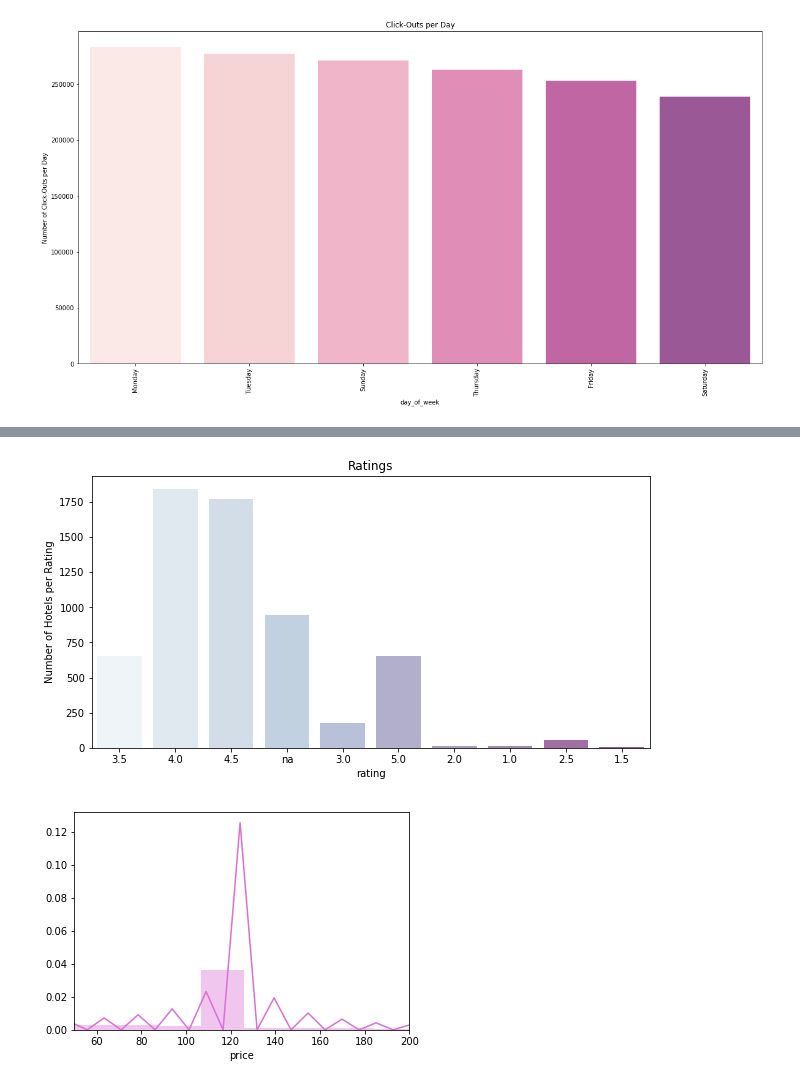
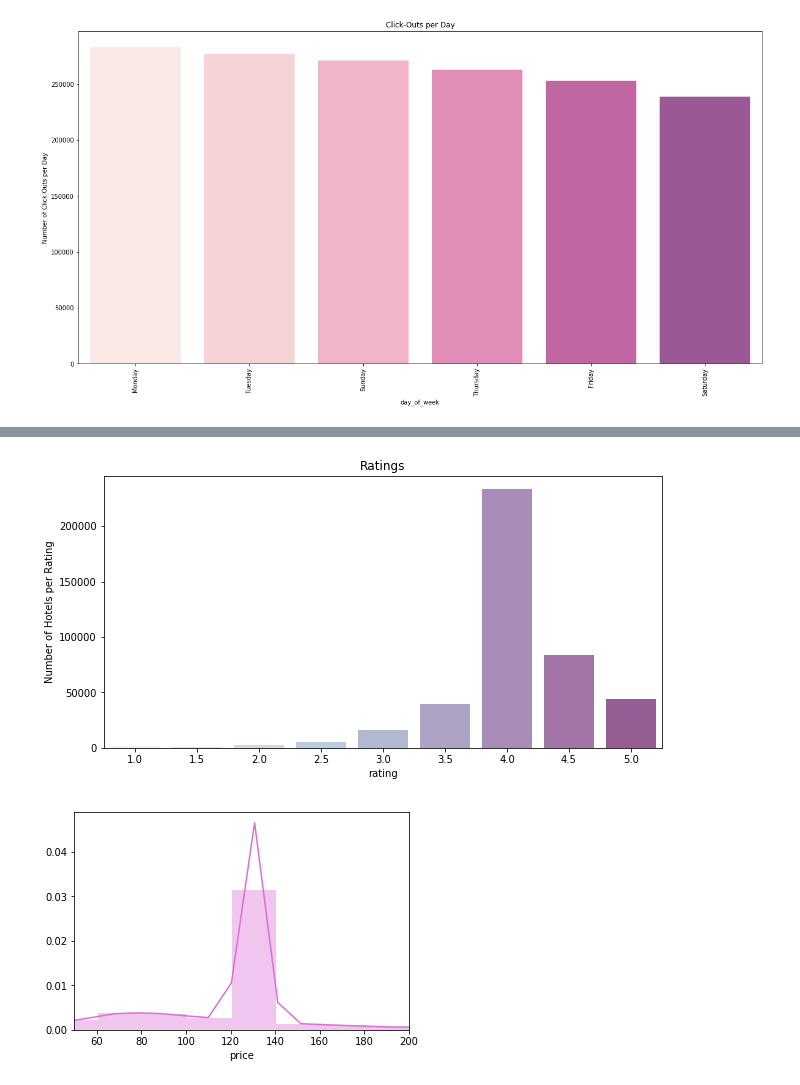
Before and after one commit to fpleoni/where_do_we_go_from_here, a Jupyter notebook: jupyter_notebooks/exploratory_data_analysis.ipynb, the cells around one changed output, grey strips where cells are left out. Saved outputs shown, nothing was run; the diff lists cells and outputs as text; code cells hidden in the pictures.

```diff
--- a/jupyter_notebooks/exploratory_data_analysis.ipynb
+++ b/jupyter_notebooks/exploratory_data_analysis.ipynb
@@ -322,0 +310,13 @@ hotels_com_df.rename({0: "location", 1: "hotel_name", 2: "rating",
+# %%
+# From scraping
+
+# Path to file
+hotels_path = "../data/clean_hotels_scraped_v2.csv"
+
+# Dataframe
+hotels_df = pd.read_csv(hotels_path, usecols = ["city", "country", "hotel_name", "rating",
+                                                "address", "popularity_rating", "locality", "price",
+                                               "landmark", "URL"])
+
+# Sanity check
+hotels_df.head()
@@ -411,19 +349,19 @@ hotels_com_df.head(100)
 # %%
 # Ratings Countplot
 plt.figure(figsize = (10, 5))
-sns.countplot(hotels_com_df["rating"], alpha = .70, palette = "BuPu")
+sns.countplot(hotels_df["rating"], alpha = .70, palette = "BuPu")
 plt.title("Ratings")
 plt.ylabel("Number of Hotels per Rating")
 plt.show()
 # %% [output]
-[figure, old version]
+[figure, new version]
 # %%
 # Price distribution
-sns.distplot(hotels_com_df["price"], color = "orchid")
+sns.distplot(hotels_df["price"], color = "orchid")
 plt.xlim(50, 200)
 plt.show()
 # %% [output]
-[figure, old version]
+[figure, new version]
 # %%
 # Locality Countplot
 plt.figure(figsize = (20, 10))
```
Also changed, not shown: parts of 17 cells of this notebook, 2 other files.
